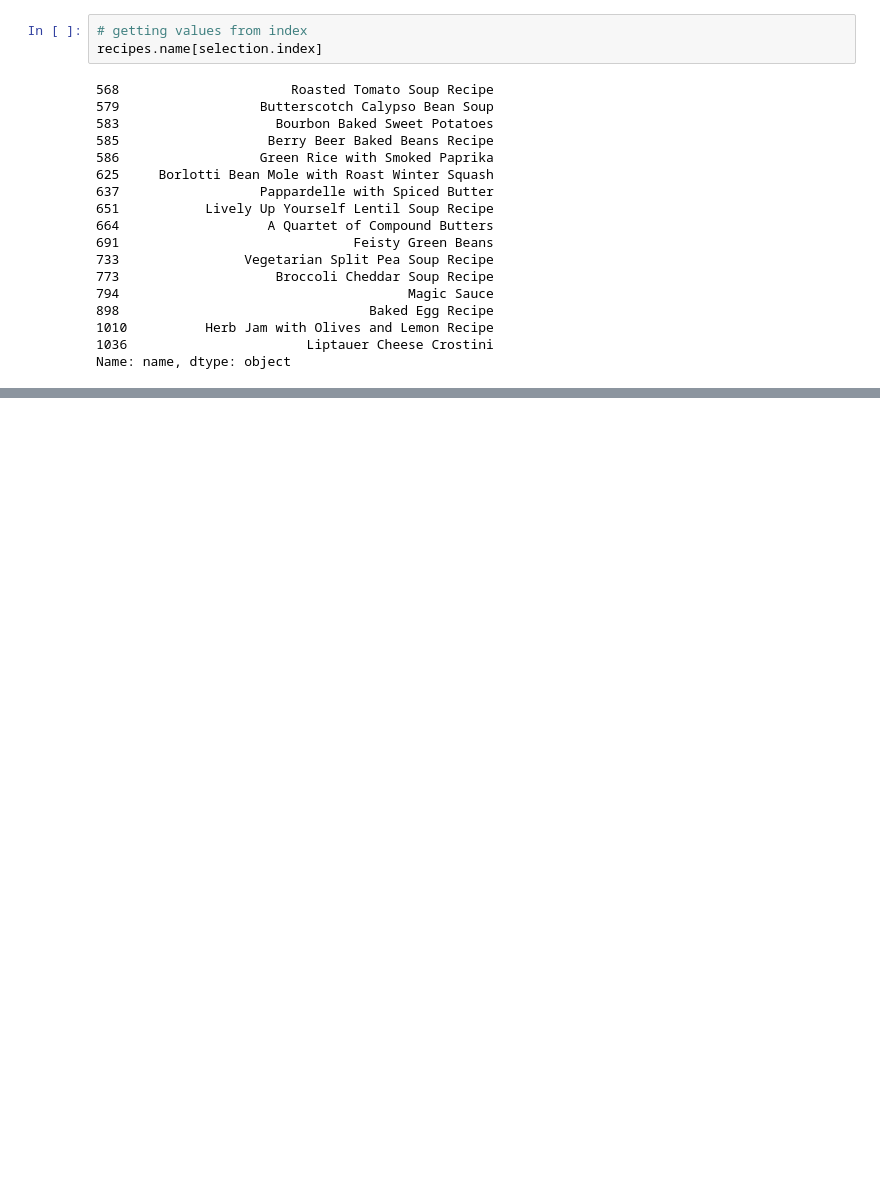
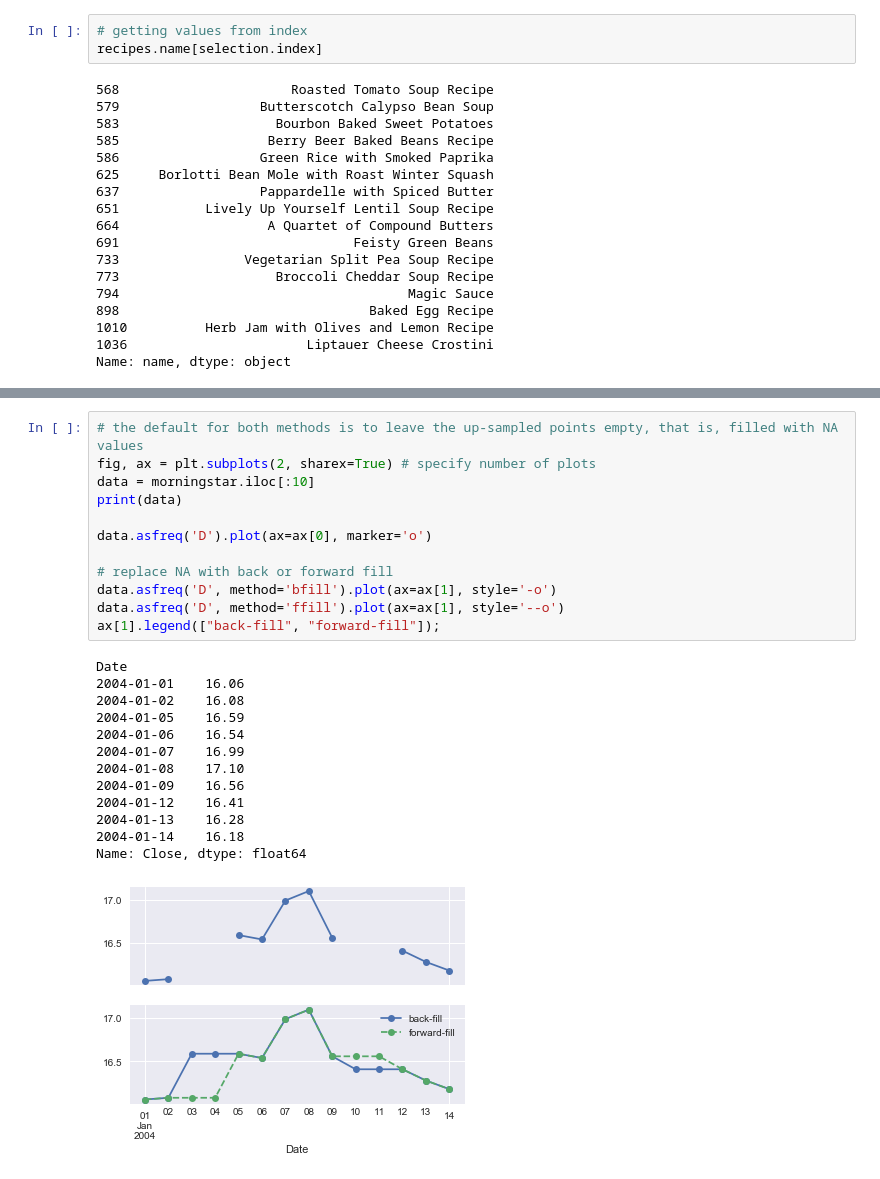
Before and after one commit to jbuisine/python-learn, a Jupyter notebook: 03.Pandas/Pandas.ipynb, the cells around one changed output, grey strips where cells are left out. Cells and saved outputs as stored; diff of their text form; blank space fills up the shorter version.

```diff
--- a/03.Pandas/Pandas.ipynb
+++ b/03.Pandas/Pandas.ipynb
@@ -3385,0 +3677,26 @@ Name: name, dtype: object
+# %%
+# the default for both methods is to leave the up-sampled points empty, that is, filled with NA values
+fig, ax = plt.subplots(2, sharex=True) # specify number of plots
+data = morningstar.iloc[:10]
+print(data)
+
+data.asfreq('D').plot(ax=ax[0], marker='o')
+
+# replace NA with back or forward fill
+data.asfreq('D', method='bfill').plot(ax=ax[1], style='-o')
+data.asfreq('D', method='ffill').plot(ax=ax[1], style='--o')
+ax[1].legend(["back-fill", "forward-fill"]);
+# %% [output]
+Date
+2004-01-01    16.06
+2004-01-02    16.08
+2004-01-05    16.59
+2004-01-06    16.54
+2004-01-07    16.99
+2004-01-08    17.10
+2004-01-09    16.56
+2004-01-12    16.41
+2004-01-13    16.28
+2004-01-14    16.18
+Name: Close, dtype: float64
+[figure, added]
```
Also changed, not shown: parts of 107 cells of this notebook, 1 other file.
